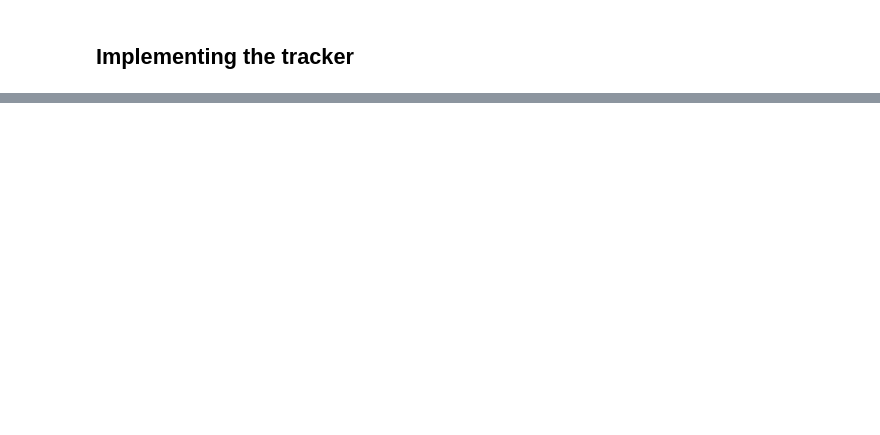
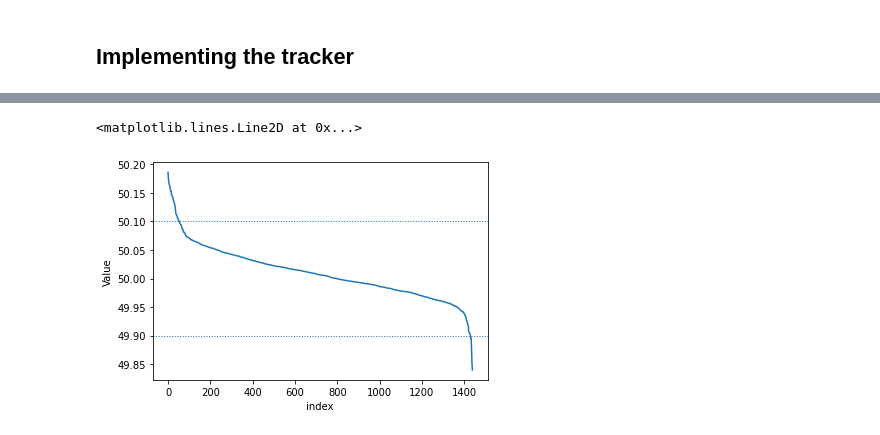
Before and after one commit to LS-io/freq-py, a Jupyter notebook: test.ipynb, the cells around one changed output, grey strips where cells are left out. Drawn from its saved outputs; the diff is of its cells as text; code cells hidden in the pictures; blank space fills up the shorter version.

```diff
--- a/test.ipynb
+++ b/test.ipynb
@@ -288,0 +348,10 @@ data['Value'].ewm(alpha = 0.0001).mean().plot()
+# %%
+sorted_min = agg_values.resample("1T").mean()
+sorted_min = sorted_min.sort_values(by = ['Value'], ascending = False)
+sorted_min = (sorted_min.reset_index()).reset_index()
+plot2 = sns.lineplot(data = sorted_min, x = 'index', y = 'Value')
+plot2.axhline(50.1, linewidth = 1, linestyle = ':')
+plot2.axhline(49.9, linewidth = 1, linestyle = ':')
+# %% [output]
+<matplotlib.lines.Line2D at 0x...>
+[figure, added]
```
Also changed, not shown: parts of 8 cells of this notebook, 1 other file.
